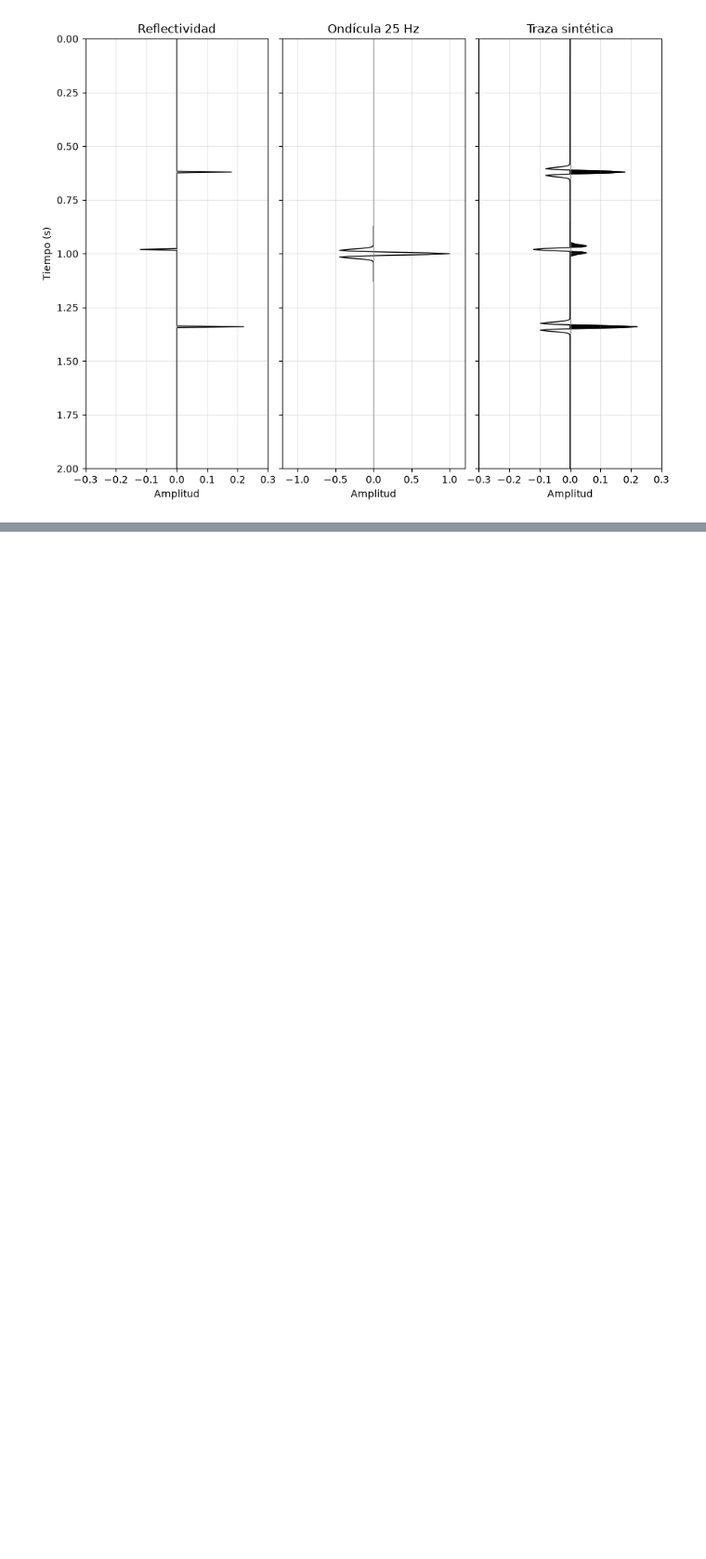
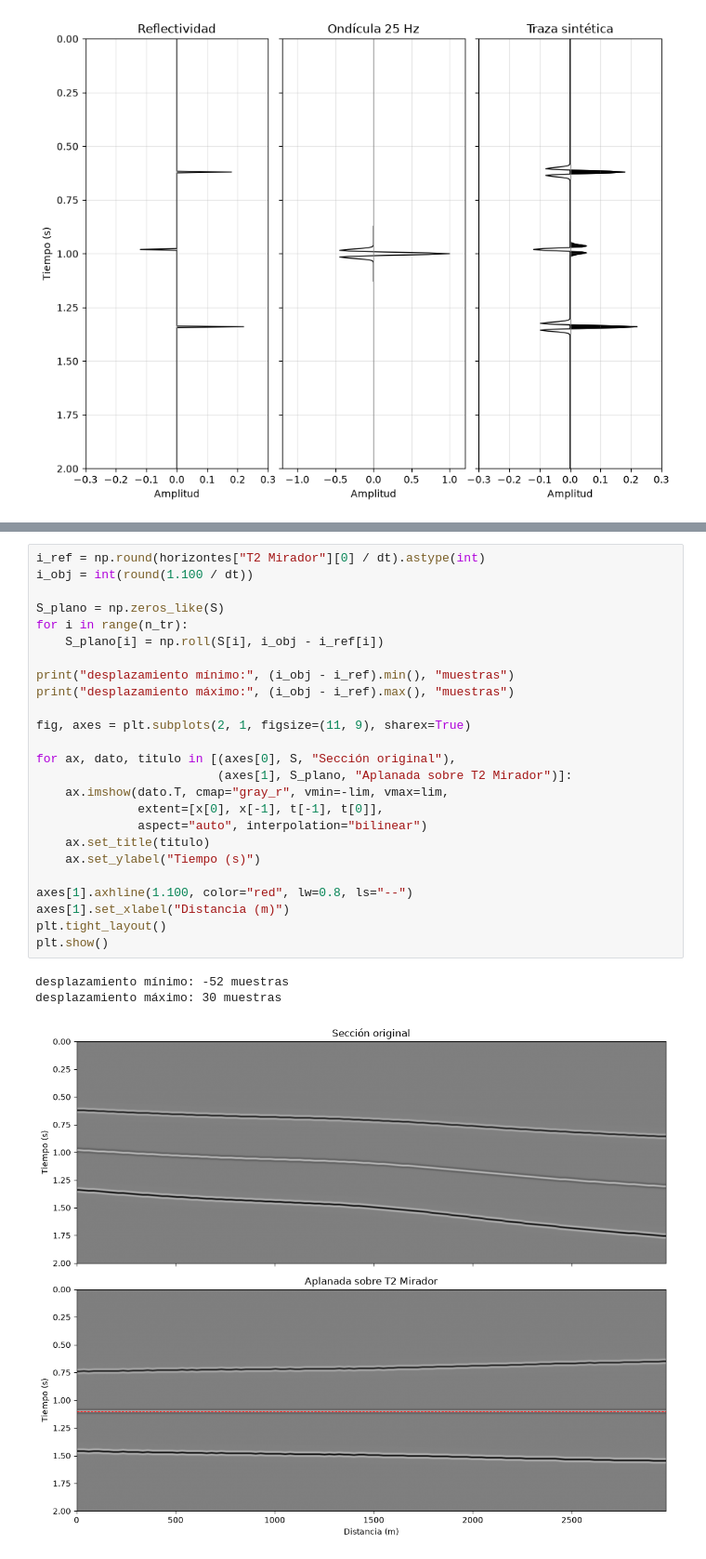
Before and after one commit to davidguto/sismica-python, a Jupyter notebook: notebooks/01_numpy_trazas.ipynb, the cells around one changed output, grey strips where cells are left out. Shown at 93% size. Drawn from its saved outputs; the diff is of its cells as text; blank space fills up the shorter version.

```diff
--- a/notebooks/01_numpy_trazas.ipynb
+++ b/notebooks/01_numpy_trazas.ipynb
@@ -134,0 +195,29 @@ amplitud máxima: 0.22
+# %%
+i_ref = np.round(horizontes["T2 Mirador"][0] / dt).astype(int)
+i_obj = int(round(1.100 / dt))
+
+S_plano = np.zeros_like(S)
+for i in range(n_tr):
+    S_plano[i] = np.roll(S[i], i_obj - i_ref[i])
+
+print("desplazamiento mínimo:", (i_obj - i_ref).min(), "muestras")
+print("desplazamiento máximo:", (i_obj - i_ref).max(), "muestras")
+
+fig, axes = plt.subplots(2, 1, figsize=(11, 9), sharex=True)
+
+for ax, dato, titulo in [(axes[0], S, "Sección original"),
+                         (axes[1], S_plano, "Aplanada sobre T2 Mirador")]:
+    ax.imshow(dato.T, cmap="gray_r", vmin=-lim, vmax=lim,
+              extent=[x[0], x[-1], t[-1], t[0]],
+              aspect="auto", interpolation="bilinear")
+    ax.set_title(titulo)
+    ax.set_ylabel("Tiempo (s)")
+
+axes[1].axhline(1.100, color="red", lw=0.8, ls="--")
+axes[1].set_xlabel("Distancia (m)")
+plt.tight_layout()
+plt.show()
+# %% [output]
+desplazamiento mínimo: -52 muestras
+desplazamiento máximo: 30 muestras
+[figure, added]
```
Also changed, not shown: parts of 2 cells of this notebook.
